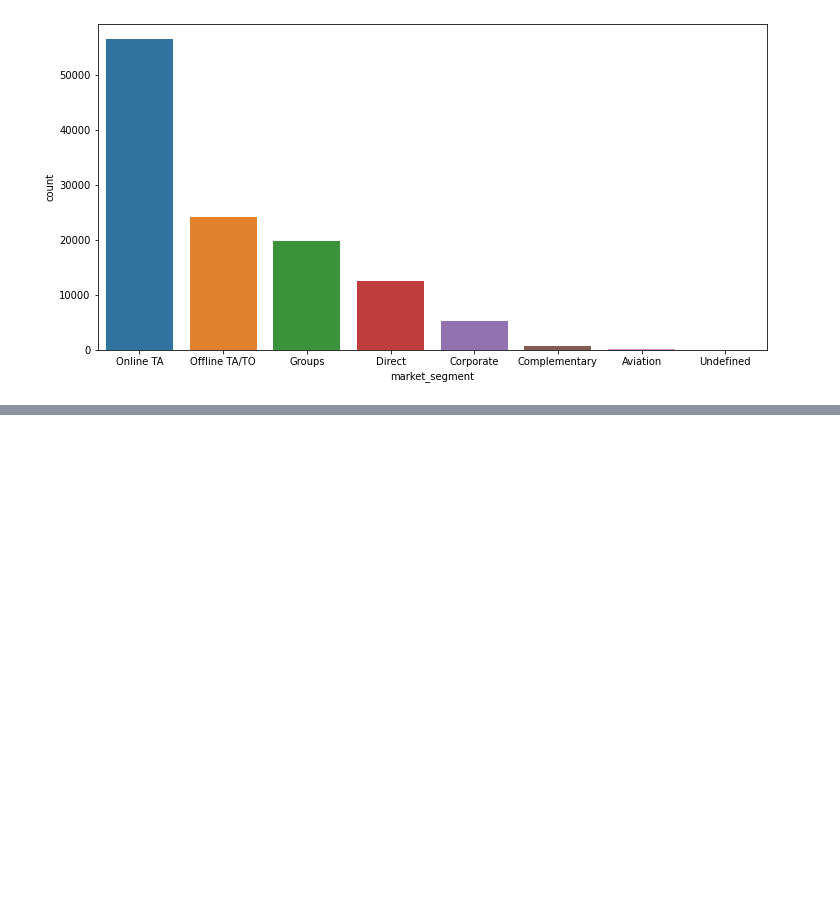
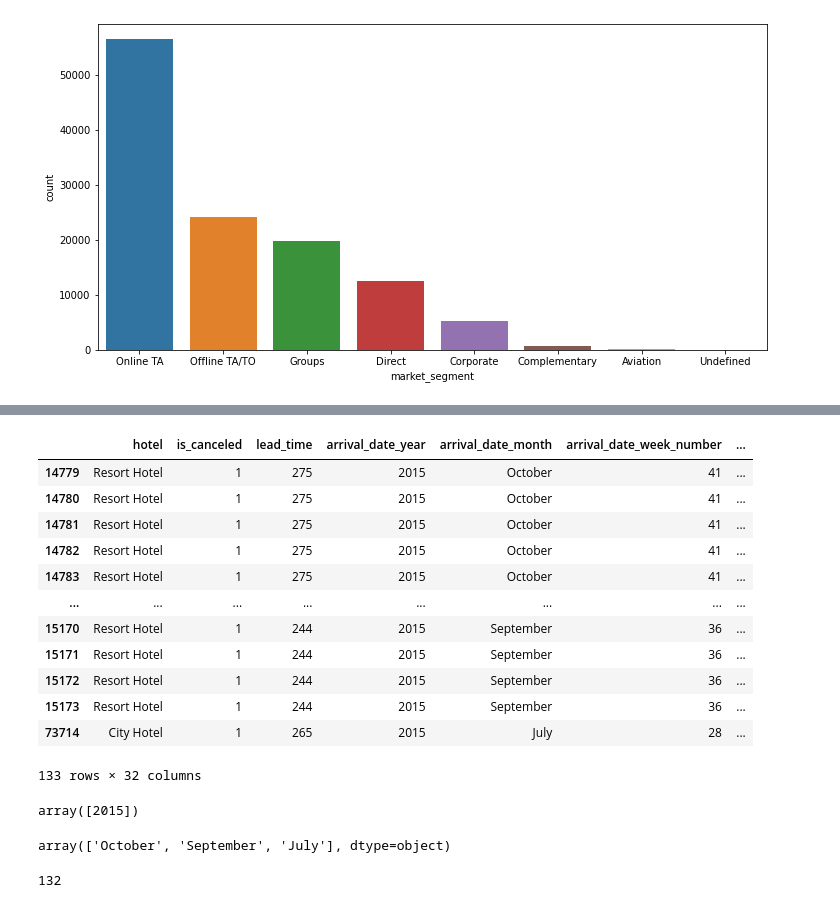
Before and after one commit to manisha-dhanuka/EDA-Project, a Jupyter notebook: Hotel_Booking_Analysis.ipynb, the cells around one changed output, grey strips where cells are left out. Saved outputs shown, nothing was run; the diff lists cells and outputs as text; code cells hidden in the pictures; blank space fills up the shorter version.

```diff
--- a/Hotel_Booking_Analysis.ipynb
+++ b/Hotel_Booking_Analysis.ipynb
@@ -358,0 +448,28 @@ sns.countplot(data = hotel_df, x= 'market_segment',order =hotel_df['market_segme
+# %%
+hotel_df[(hotel_df['is_canceled']==1) & (hotel_df['previous_cancellations']>13)]
+# %% [output]
+|  | hotel | is_canceled | lead_time | arrival_date_year | arrival_date_month | arrival_date_week_number | ... |
+| 14779 | Resort Hotel | 1 | 275 | 2015 | October | 41 | ... |
+| 14780 | Resort Hotel | 1 | 275 | 2015 | October | 41 | ... |
+| 14781 | Resort Hotel | 1 | 275 | 2015 | October | 41 | ... |
+| 14782 | Resort Hotel | 1 | 275 | 2015 | October | 41 | ... |
+| 14783 | Resort Hotel | 1 | 275 | 2015 | October | 41 | ... |
+| ... | ... | ... | ... | ... | ... | ... | ... |
+| 15170 | Resort Hotel | 1 | 244 | 2015 | September | 36 | ... |
+| 15171 | Resort Hotel | 1 | 244 | 2015 | September | 36 | ... |
+| 15172 | Resort Hotel | 1 | 244 | 2015 | September | 36 | ... |
+| 15173 | Resort Hotel | 1 | 244 | 2015 | September | 36 | ... |
+| 73714 | City Hotel | 1 | 265 | 2015 | July | 28 | ... |
+133 rows × 32 columns
+# %%
+hotel_df[(hotel_df['is_canceled']==1) & (hotel_df['previous_cancellations']>13)]['arrival_date_year'].unique()
+# %% [output]
+array([2015])
+# %%
+hotel_df[(hotel_df['is_canceled']==1) & (hotel_df['previous_cancellations']>13)]['arrival_date_month'].unique()
+# %% [output]
+array(['October', 'September', 'July'], dtype=object)
+# %%
+hotel_df[(hotel_df['is_canceled']==1) & (hotel_df['previous_cancellations']>13)]['arrival_date_year'].duplicated().sum()
+# %% [output]
+132
```
Also changed, not shown: parts of 14 cells of this notebook.
